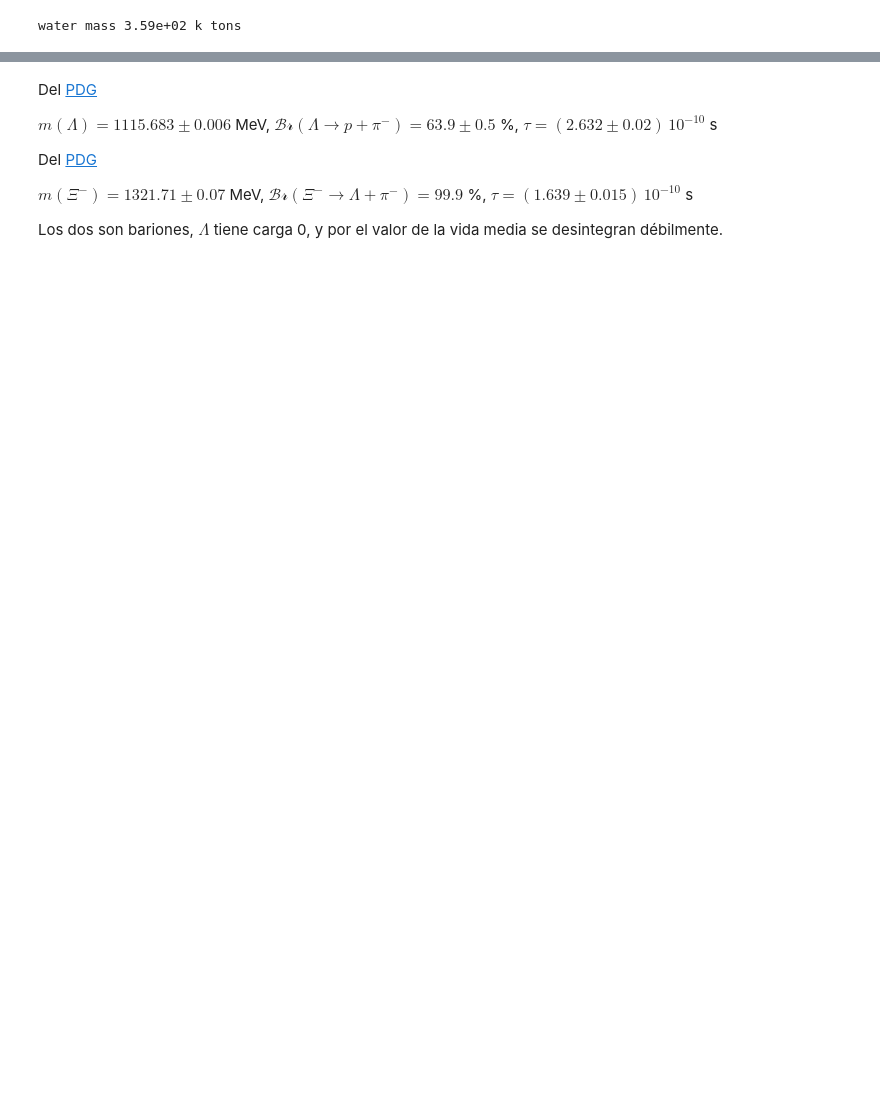
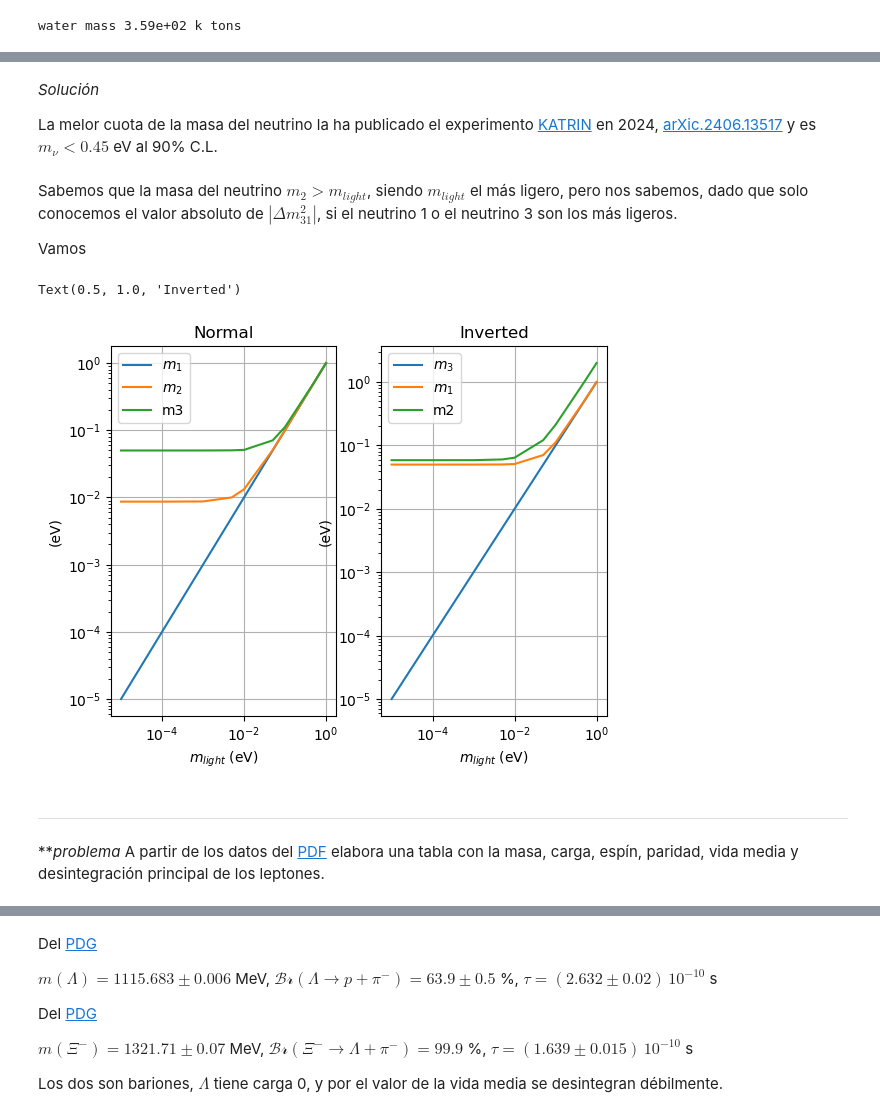
Before and after one commit to jahernando/USC-FNyP, a Jupyter notebook: _sources/notebooks/problemas-prel.ipynb, the cells around one changed output, grey strips where cells are left out. Saved outputs shown, nothing was run; the diff lists cells and outputs as text; code cells hidden in the pictures; blank space fills up the shorter version.

```diff
--- a/_sources/notebooks/problemas-prel.ipynb
+++ b/_sources/notebooks/problemas-prel.ipynb
@@ -552,0 +188,30 @@ Sean $\Lambda \to p + \pi^-$ y $\Xi^- \to \Lambda + \pi^-$. ¿Cuál es la carga
+# %% [markdown]
+*Solución*
+
+La melor cuota de la masa del neutrino la ha publicado el experimento [KATRIN](https://en.wikipedia.org/wiki/KATRIN) en 2024, [arXic.2406.13517](https://arxiv.org/abs/2406.13516) y es $m_\nu \lt 0.45$ eV al 90% C.L.
+# %% [markdown]
+Sabemos que la masa del neutrino $m_2 \gt m_{light}$, siendo $m_{light}$ el más ligero, pero nos sabemos, dado que solo conocemos el valor absoluto de $|\Delta m^2_{31}|$, si el neutrino 1 o el neutrino 3 son los más ligeros.
+
+Vamos
+# %%
+dm21 = 7.5e-5
+dm31 = 2.5e-3
+
+m0 = np.array((1e-5, 1e-4, 1e-3, 5e-3, 1e-2, 5e-2, 1e-1, 5e-1, 1.))
+
+m2    = lambda m0 : np.sqrt(dm21+m0**2)
+mup   = lambda m0 : np.sqrt(dm31+m0**2)
+
+plt.subplot(1, 2, 1)
+plt.plot(m0, m0, label = r'$m_1$'); plt.plot(m0, m2(m0), label = '$m_2$'), plt.plot(m0, mup(m0), label = 'm3')
+plt.xscale('log'); plt.yscale('log'); plt.legend(); plt.xlabel(r'$m_{light}$ (eV)'); plt.ylabel(r"(eV)"); plt.grid(); plt.title('Normal')
+plt.subplot(1, 2, 2)
+plt.plot(m0, m0, label = r'$m_3$'); plt.plot(m0, mup(m0), label = '$m_1$'), plt.plot(m0, mup(m0) + m2(m0), label = 'm2')
+plt.xscale('log'); plt.yscale('log'); plt.legend(); plt.xlabel(r'$m_{light}$ (eV)'); plt.ylabel(r"(eV)"); plt.grid(); plt.title('Inverted')
+# %% [output]
+Text(0.5, 1.0, 'Inverted')
+[figure, added]
+# %% [markdown]
+------
+# %% [markdown]
+***problema* A partir de los datos del [PDF](https://pdglive.lbl.gov) elabora una tabla con la masa, carga, espín, paridad, vida media y desintegración principal de los leptones.
```
Also changed, not shown: parts of 132 cells of this notebook, 29 other files.
